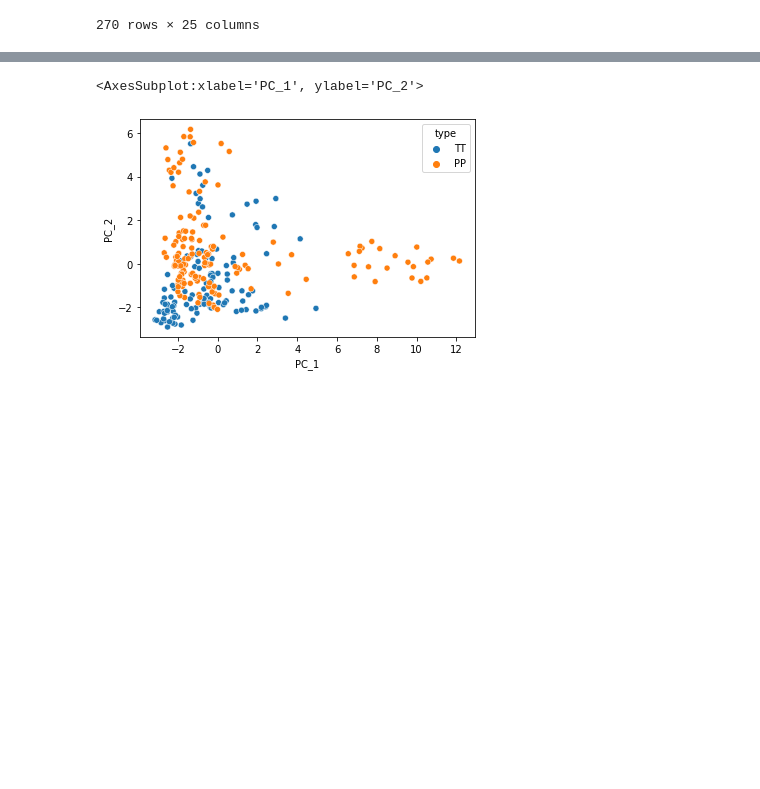
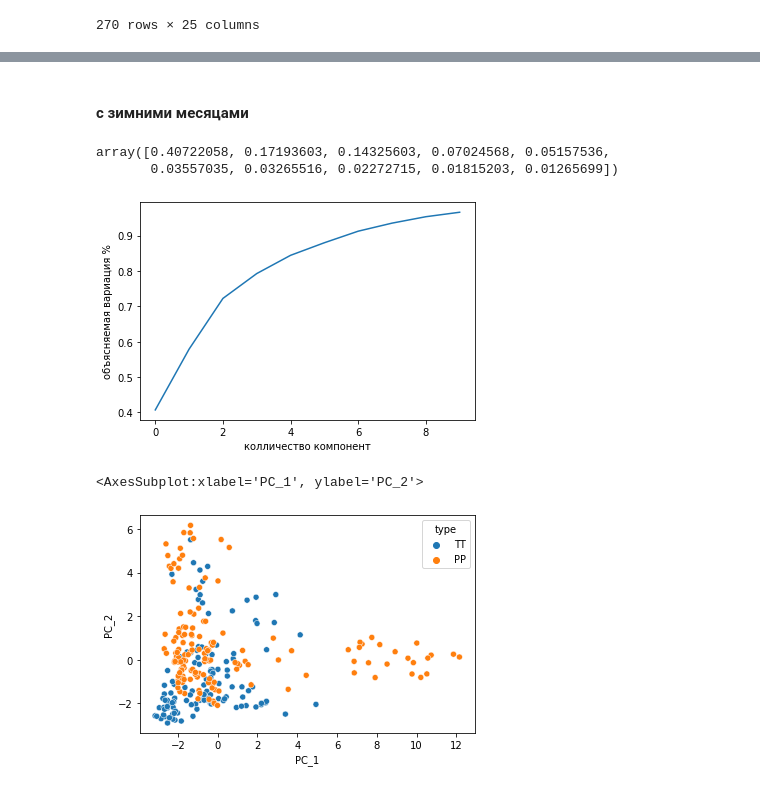
Before and after one commit to hukitoc94/Archangelskoe_NDTI_project, a Jupyter notebook: archangelskoe_K-means.ipynb, the cells around one changed output, grey strips where cells are left out. Cells and saved outputs as stored; diff of their text form; code cells hidden in the pictures; blank space fills up the shorter version.

```diff
--- a/archangelskoe_K-means.ipynb
+++ b/archangelskoe_K-means.ipynb
@@ -176,3 +161,26 @@ principal_NDVI['type'] = y # добавили к датасету целевую
+# %% [markdown]
+#### c зимними месяцами
+# %%
+columns_to_pca = col_names[2:]
+x = median_NDVI.loc[:,columns_to_pca].values #матрица с значениями NDVI
+
+x = StandardScaler().fit_transform(x) #стандартизация данных
+
+y = median_NDVI.loc[:,["type"]].values
+pca = PCA(n_components = 10) #задали колличество компонет
+pca.fit(x)
+principalComponents = pca.fit_transform(x) # трансформировали датафрейм
+principal_NDVI = pd.DataFrame(data = principalComponents , columns = [("PC_" + str(i)) for i in range(1,11) ]) #создали датасет
+principal_NDVI['type'] = y
+plt.plot(np.cumsum(pca.explained_variance_ratio_))
+plt.xlabel('колличество компонент')
+plt.ylabel('объясняемая вариация %')
+
+pca.explained_variance_ratio_
+# %% [output]
+array([0.40722058, 0.17193603, 0.14325603, 0.07024568, 0.05157536,
+       0.03557035, 0.03265516, 0.02272715, 0.01815203, 0.01265699])
+[figure, added]
 # %%
 sns.scatterplot(x = 'PC_1', y = 'PC_2', hue = 'type', data = principal_NDVI)
 # %% [output]
```
Also changed, not shown: parts of 39 cells of this notebook.
